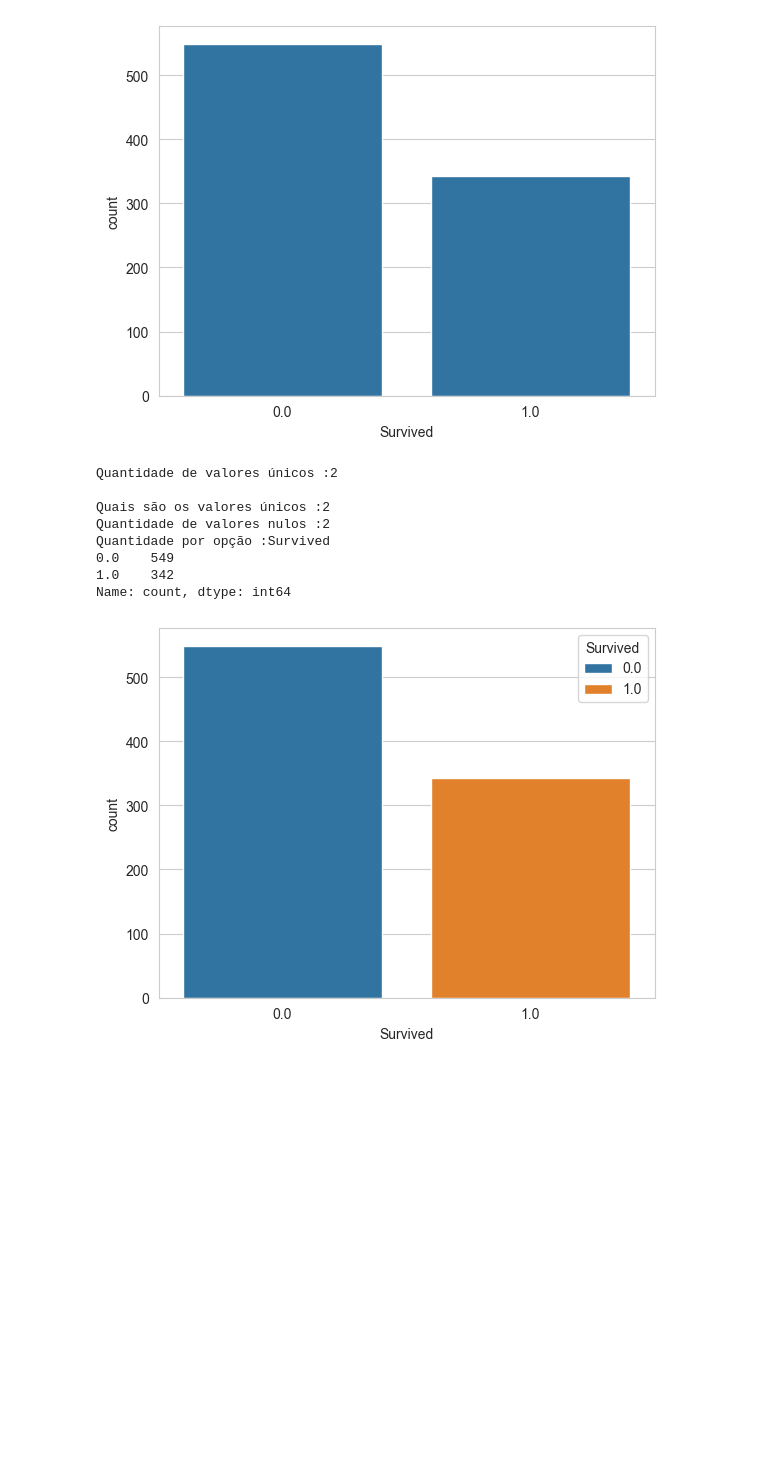
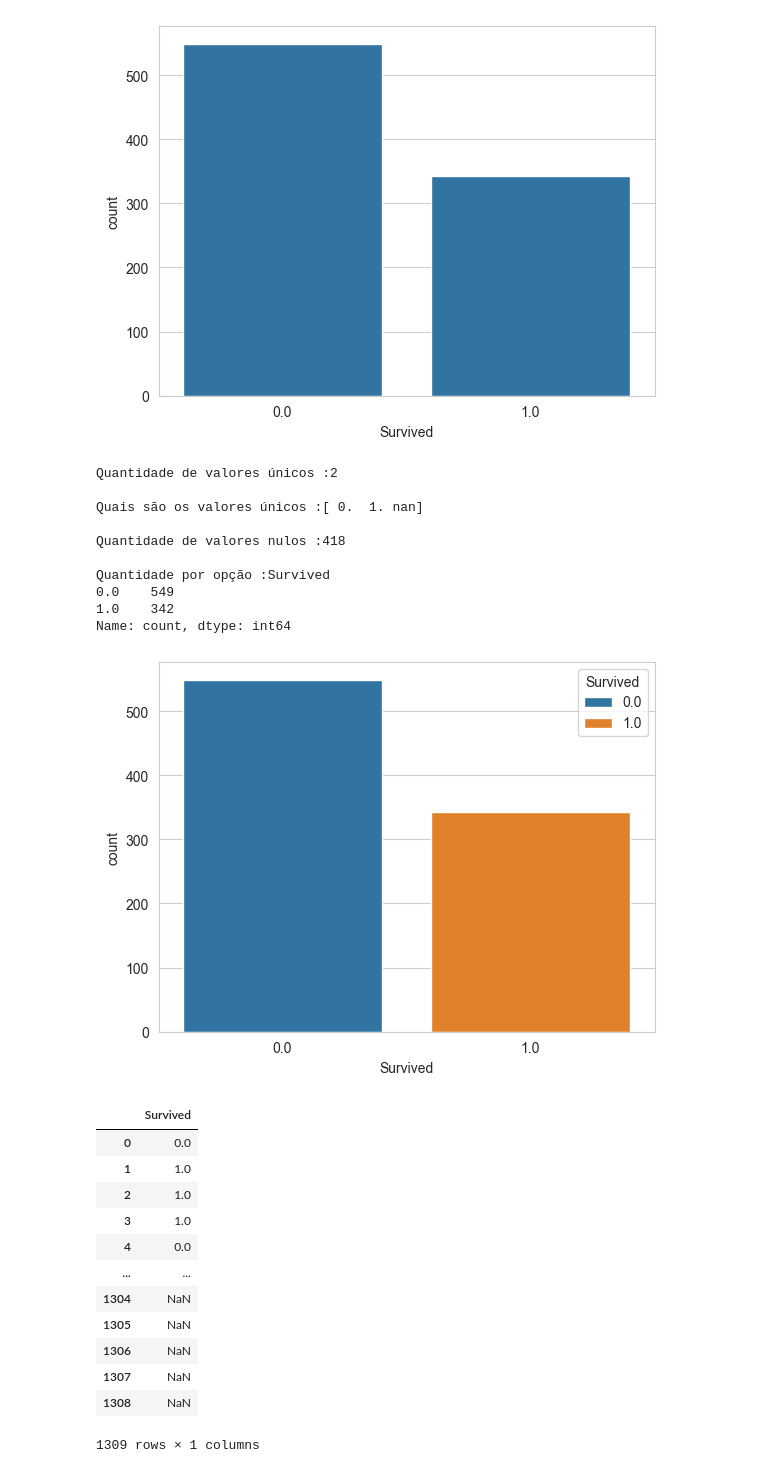
Before and after one commit to JairCipriano/projeto_machine_learning, a Jupyter notebook: machine_titanic/kaggle_titanic.ipynb, the cells around one changed output. Cells and saved outputs as stored; diff of their text form; code cells hidden in the pictures; blank space fills up the shorter version.

```diff
--- a/machine_titanic/kaggle_titanic.ipynb
+++ b/machine_titanic/kaggle_titanic.ipynb
@@ -197,6 +197,8 @@ Fare              1
 Cabin          1014
 Embarked          2
 dtype: int64
+# %%
+df = pd.DataFrame()
 # %% [markdown]
 Survived
 # %%
@@ -229,9 +231,9 @@ sns.countplot(data = titanic_df, x = 'Survived')
 # %%
 def titanic_func(data, column, count = True):
     print(f'Quantidade de valores únicos :{data[column].nunique()}')
-    print(f'\nQuais são os valores únicos :{data[column].nunique()}')
-    print(f'Quantidade de valores nulos :{data[column].nunique()}')
-    print(f'Quantidade por opção :{data[column].value_counts()}')
+    print(f'\nQuais são os valores únicos :{data[column].unique()}')
+    print(f'\nQuantidade de valores nulos :{data[column].isnull().sum()}')
+    print(f'\nQuantidade por opção :{data[column].value_counts()}')
 
     if count == True:
         sns.countplot(data = data, x = column, hue= 'Survived')
@@ -243,10 +245,30 @@ titanic_func(titanic_df, 'Survived')
 # %% [output]
 Quantidade de valores únicos :2
 
-Quais são os valores únicos :2
-Quantidade de valores nulos :2
+Quais são os valores únicos :[ 0.  1. nan]
+
+Quantidade de valores nulos :418
+
 Quantidade por opção :Survived
 0.0    549
 1.0    342
 Name: count, dtype: int64
 [figure]
+# %%
+df['Survived'] = titanic_df['Survived']
+# %%
+df
+# %% [output]
+|  | Survived |
+| 0 | 0.0 |
+| 1 | 1.0 |
+| 2 | 1.0 |
+| 3 | 1.0 |
+| 4 | 0.0 |
+| ... | ... |
+| 1304 | NaN |
+| 1305 | NaN |
+| 1306 | NaN |
+| 1307 | NaN |
+| 1308 | NaN |
+1309 rows × 1 columns
```
Also changed, not shown: parts of 3 cells of this notebook.
